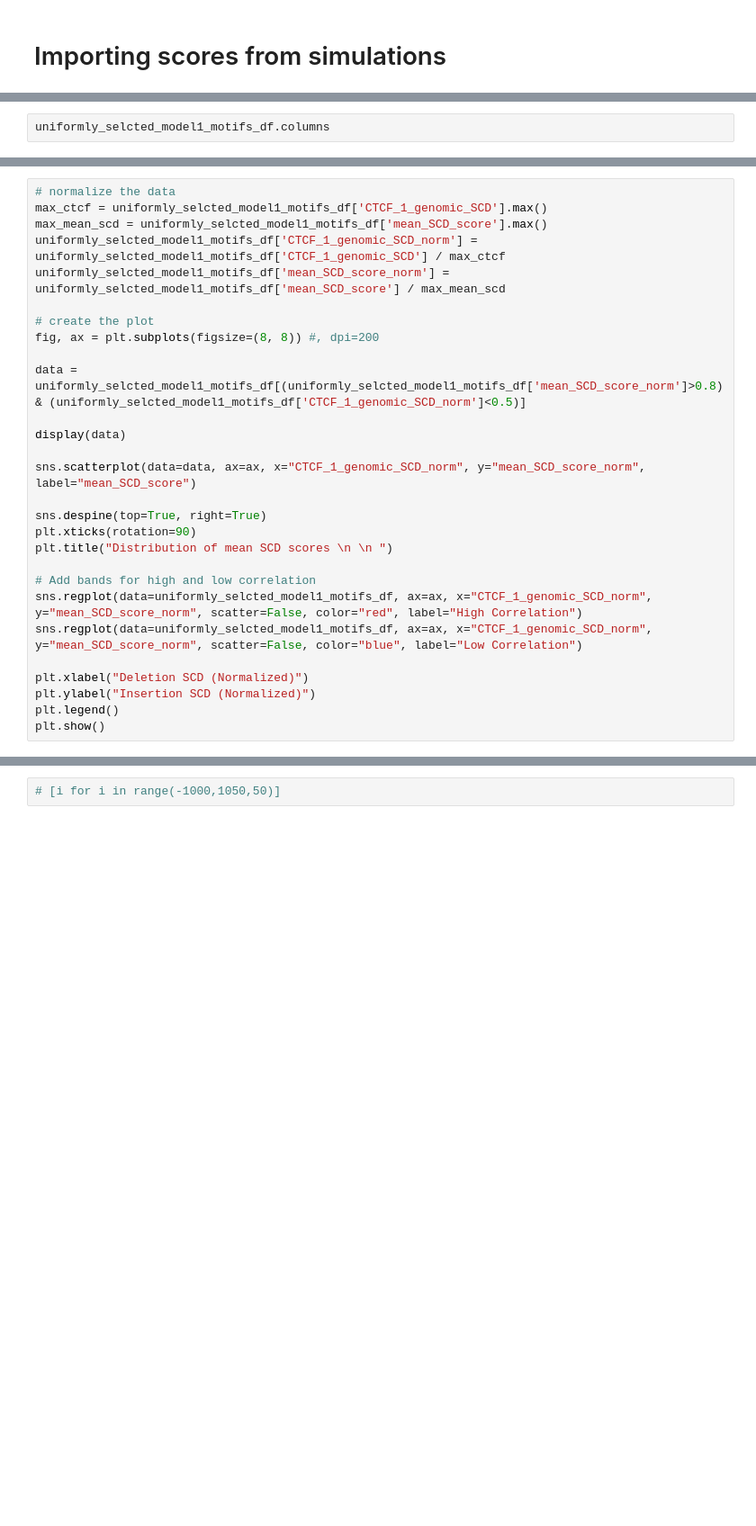
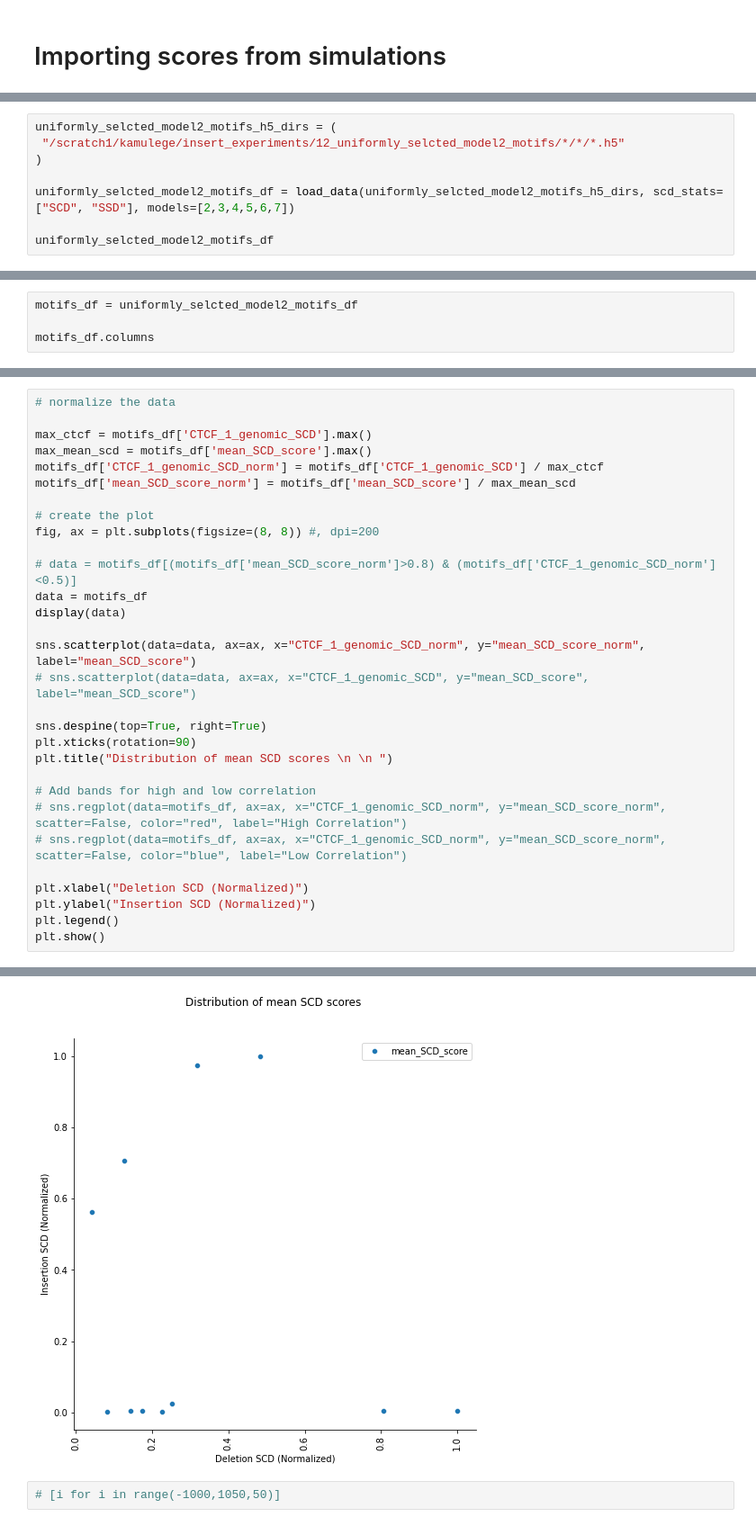
Before and after one commit to Fudenberg-Research-Group/akita_utils, a Jupyter notebook: bin/insert_experiments/analysis/CTCF_motif_deletion_vs_insertion.ipynb, the cells around one changed output, grey strips where cells are left out. Shown: that part at 90% size. Saved outputs shown, nothing was run; the diff lists cells and outputs as text; blank space fills up the shorter version.

Commit message:
first pass of analysing created ctcf motifs

```diff
--- a/bin/insert_experiments/analysis/CTCF_motif_deletion_vs_insertion.ipynb
+++ b/bin/insert_experiments/analysis/CTCF_motif_deletion_vs_insertion.ipynb
@@ -134,0 +63,8 @@ def load_data(h5_dirs, scd_stats, models=[1]):
+# %%
+uniformly_selcted_model2_motifs_h5_dirs = (
+ "/scratch1/kamulege/insert_experiments/12_uniformly_selcted_model2_motifs/*/*/*.h5"
+)
+
+uniformly_selcted_model2_motifs_df = load_data(uniformly_selcted_model2_motifs_h5_dirs, scd_stats=["SCD", "SSD"], models=[2,3,4,5,6,7])
+
+uniformly_selcted_model2_motifs_df
@@ -157,2 +93,4 @@ uniformly_selcted_model1_motifs_df
 # %%
-uniformly_selcted_model1_motifs_df.columns
+motifs_df = uniformly_selcted_model2_motifs_df
+
+motifs_df.columns
@@ -159,28 +115,31 @@ uniformly_selcted_model1_motifs_df.columns
 # %%
 # normalize the data
-max_ctcf = uniformly_selcted_model1_motifs_df['CTCF_1_genomic_SCD'].max()
-max_mean_scd = uniformly_selcted_model1_motifs_df['mean_SCD_score'].max()
-uniformly_selcted_model1_motifs_df['CTCF_1_genomic_SCD_norm'] = uniformly_selcted_model1_motifs_df['CTCF_1_genomic_SCD'] / max_ctcf
-uniformly_selcted_model1_motifs_df['mean_SCD_score_norm'] = uniformly_selcted_model1_motifs_df['mean_SCD_score'] / max_mean_scd
+
+max_ctcf = motifs_df['CTCF_1_genomic_SCD'].max()
+max_mean_scd = motifs_df['mean_SCD_score'].max()
+motifs_df['CTCF_1_genomic_SCD_norm'] = motifs_df['CTCF_1_genomic_SCD'] / max_ctcf
+motifs_df['mean_SCD_score_norm'] = motifs_df['mean_SCD_score'] / max_mean_scd
 
 # create the plot
 fig, ax = plt.subplots(figsize=(8, 8)) #, dpi=200
 
-data = uniformly_selcted_model1_motifs_df[(uniformly_selcted_model1_motifs_df['mean_SCD_score_norm']>0.8) & (uniformly_selcted_model1_motifs_df['CTCF_1_genomic_SCD_norm']<0.5)]
-
+# data = motifs_df[(motifs_df['mean_SCD_score_norm']>0.8) & (motifs_df['CTCF_1_genomic_SCD_norm']<0.5)]
+data = motifs_df
 display(data)
 
 sns.scatterplot(data=data, ax=ax, x="CTCF_1_genomic_SCD_norm", y="mean_SCD_score_norm", label="mean_SCD_score")
+# sns.scatterplot(data=data, ax=ax, x="CTCF_1_genomic_SCD", y="mean_SCD_score", label="mean_SCD_score")
 
 sns.despine(top=True, right=True)
 plt.xticks(rotation=90)
 plt.title("Distribution of mean SCD scores \n \n ")
 
 # Add bands for high and low correlation
-sns.regplot(data=uniformly_selcted_model1_motifs_df, ax=ax, x="CTCF_1_genomic_SCD_norm", y="mean_SCD_score_norm", scatter=False, color="red", label="High Correlation")
-sns.regplot(data=uniformly_selcted_model1_motifs_df, ax=ax, x="CTCF_1_genomic_SCD_norm", y="mean_SCD_score_norm", scatter=False, color="blue", label="Low Correlation")
+# sns.regplot(data=motifs_df, ax=ax, x="CTCF_1_genomic_SCD_norm", y="mean_SCD_score_norm", scatter=False, color="red", label="High Correlation")
+# sns.regplot(data=motifs_df, ax=ax, x="CTCF_1_genomic_SCD_norm", y="mean_SCD_score_norm", scatter=False, color="blue", label="Low Correlation")
 
 plt.xlabel("Deletion SCD (Normalized)")
 plt.ylabel("Insertion SCD (Normalized)")
 plt.legend()
 plt.show()
+# %% [output]
@@ -187,3 +159,4 @@ plt.show()
+[figure, added]
 # %%
 # [i for i in range(-1000,1050,50)]
 # %%
```
Also changed, not shown: parts of 7 cells of this notebook, 4 other files.
